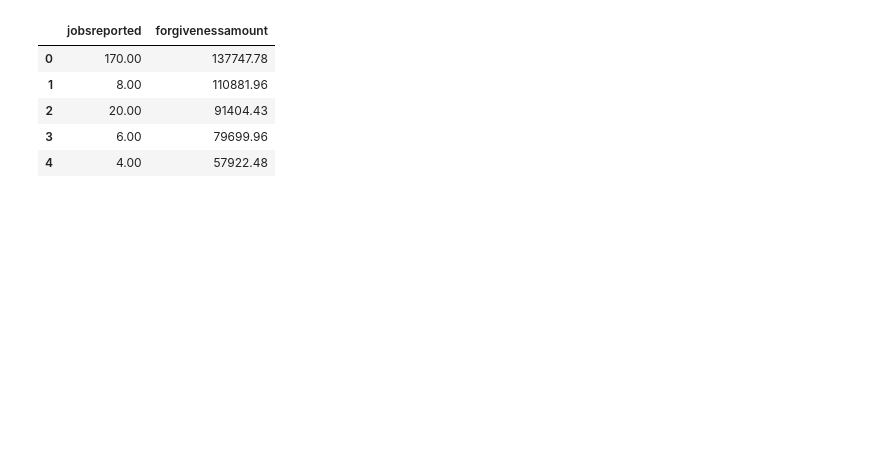
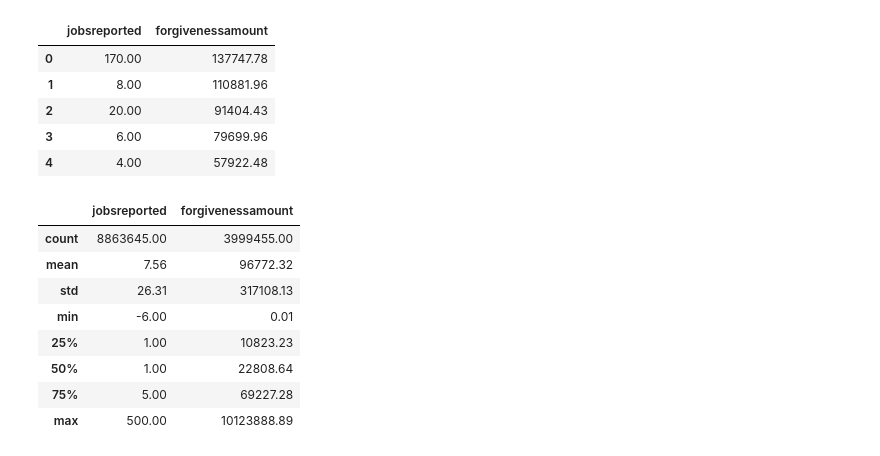
Before and after one commit to Jyve00/PPP_Loans, a Jupyter notebook: Data/EDA.ipynb, the cells around one changed output. Saved outputs shown, nothing was run; the diff lists cells and outputs as text; code cells hidden in the pictures; blank space fills up the shorter version.

```diff
--- a/Data/EDA.ipynb
+++ b/Data/EDA.ipynb
@@ -166,3 +173,15 @@ new_df.head()
 | 2 | 20.00 | 91404.43 |
 | 3 | 6.00 | 79699.96 |
 | 4 | 4.00 | 57922.48 |
+# %%
+new_df.describe()
+# %% [output]
+|  | jobsreported | forgivenessamount |
+| count | 8863645.00 | 3999455.00 |
+| mean | 7.56 | 96772.32 |
+| std | 26.31 | 317108.13 |
+| min | -6.00 | 0.01 |
+| 25% | 1.00 | 10823.23 |
+| 50% | 1.00 | 22808.64 |
+| 75% | 5.00 | 69227.28 |
+| max | 500.00 | 10123888.89 |
```
Also changed, not shown: parts of 10 cells of this notebook.
